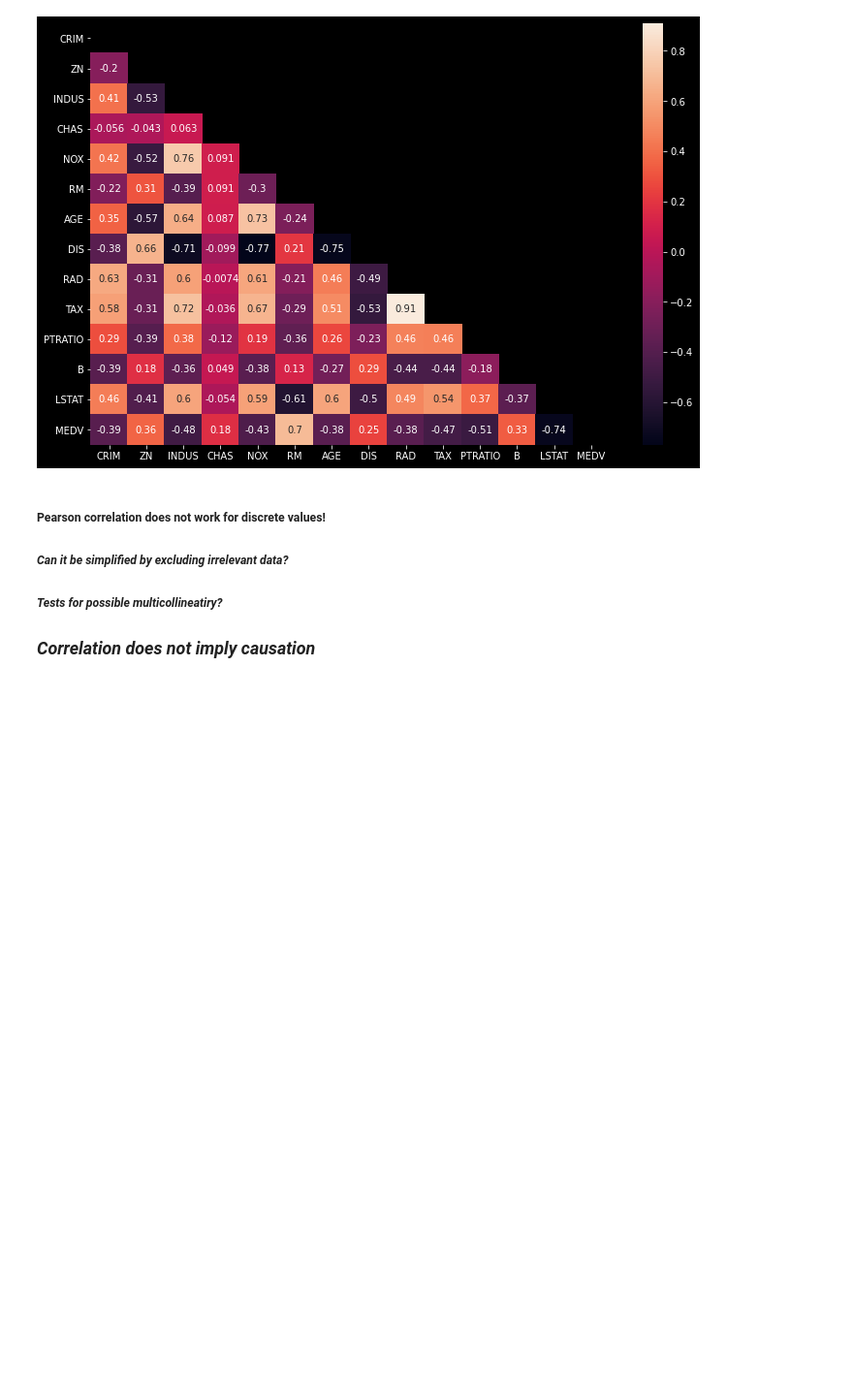
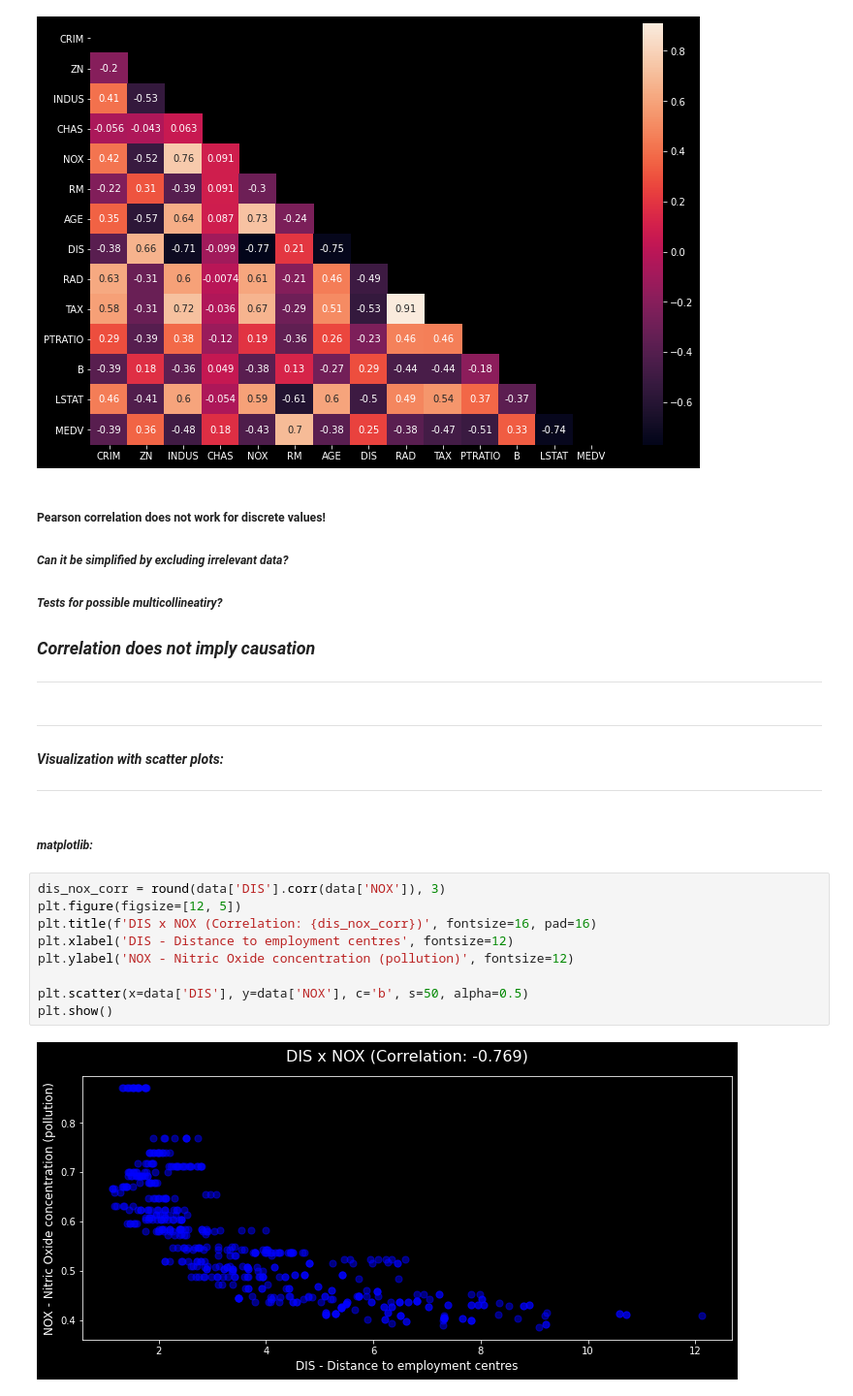
Before and after one commit to playeredlc/DataScience-Learnings, a Jupyter notebook: Linear-Regression/House-Prices-Prediction/house_prices_multivar_regression.ipynb, the cells around one changed output. Shown at 97% size. Cells and saved outputs as stored; diff of their text form; blank space fills up the shorter version.

Commit message:
house prices prediction: Visualization with scatter plots.

```diff
--- a/Linear-Regression/House-Prices-Prediction/house_prices_multivar_regression.ipynb
+++ b/Linear-Regression/House-Prices-Prediction/house_prices_multivar_regression.ipynb
@@ -321,3 +321,21 @@ plt.show()
 ##### *Can it be simplified by excluding irrelevant data?*
 ##### *Tests for possible multicollineatiry?*
 ### *Correlation does **not** imply causation*
+---
+# %% [markdown]
+---
+#### *Visualization with scatter plots:*
+---
+# %% [markdown]
+##### *matplotlib:*
+# %%
+dis_nox_corr = round(data['DIS'].corr(data['NOX']), 3)
+plt.figure(figsize=[12, 5])
+plt.title(f'DIS x NOX (Correlation: {dis_nox_corr})', fontsize=16, pad=16)
+plt.xlabel('DIS - Distance to employment centres', fontsize=12)
+plt.ylabel('NOX - Nitric Oxide concentration (pollution)', fontsize=12)
+
+plt.scatter(x=data['DIS'], y=data['NOX'], c='b', s=50, alpha=0.5)
+plt.show()
+# %% [output]
+[figure, added]
```
Also changed, not shown: parts of 5 cells of this notebook.
